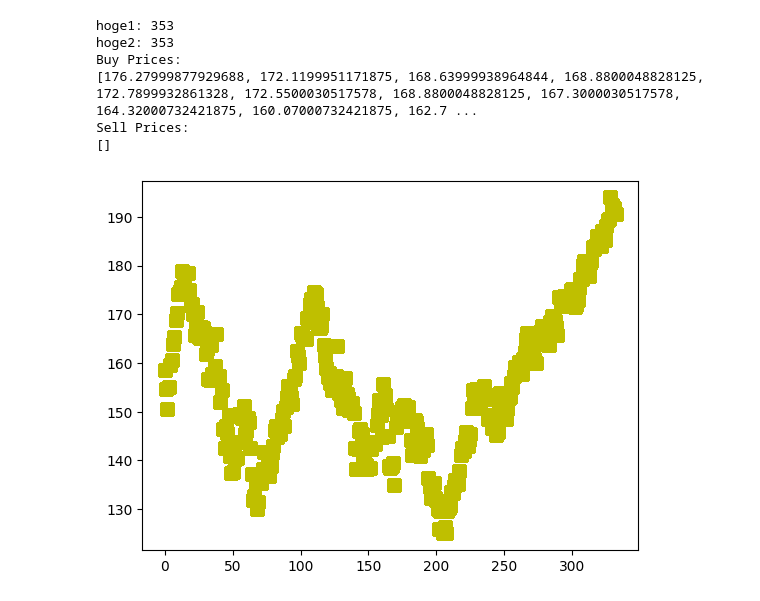
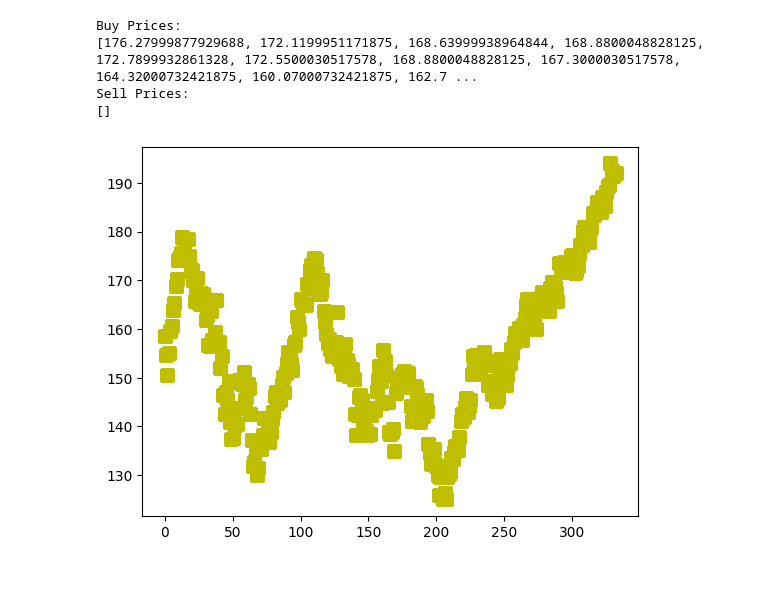
Before and after one commit to seigo07/RNN_Stock_Price_Prediction, a Jupyter notebook: src/performance.ipynb, the cells around one changed output. Cells and saved outputs as stored; diff of their text form; code cells hidden in the pictures.

```diff
--- a/src/performance.ipynb
+++ b/src/performance.ipynb
@@ -252,24 +245,21 @@ R2: 0.9317966543949582
 # %%
 # Apply simple trading strategy
 threshold = 10  # Adjust the threshold as needed
 buy_prices, sell_prices = get_prices(dataset['Close'][train_size:], arima_predictions, threshold)
 
 # Plot strategy
 arima_signal = trading_strategy(data[train_size + sequence_length:], arima_predictions)
-plt.plot(np.where(arima_signal == 1, data[train_size + sequence_length:], None), 'ms', markersize=8, label='ARIMA Buy')
-plt.plot(np.where(arima_signal == -1, data[train_size + sequence_length:], None), 'ys', markersize=8,
-         label='ARIMA Sell')
+# plt.plot(np.where(arima_signal == 1, data[train_size + sequence_length:], None), 'ms', markersize=8, label='ARIMA Buy')
+# plt.plot(np.where(arima_signal == -1, data[train_size + sequence_length:], None), 'ys', markersize=8, label='ARIMA Sell')
 
 # Print buy and sell prices
 print("Buy Prices:")
 print(buy_prices)
 print("Sell Prices:")
 print(sell_prices)
 # %% [output]
-hoge1: 353
-hoge2: 353
 Buy Prices:
 [176.27999877929688, 172.1199951171875, 168.63999938964844, 168.8800048828125, 172.7899932861328, 172.5500030517578, 168.8800048828125, 167.3000030517578, 164.32000732421875, 160.07000732421875, 162.7 ...
 Sell Prices:
 []
-[figure, old version]
+[figure, new version]
```
Also changed, not shown: parts of 6 cells of this notebook.
